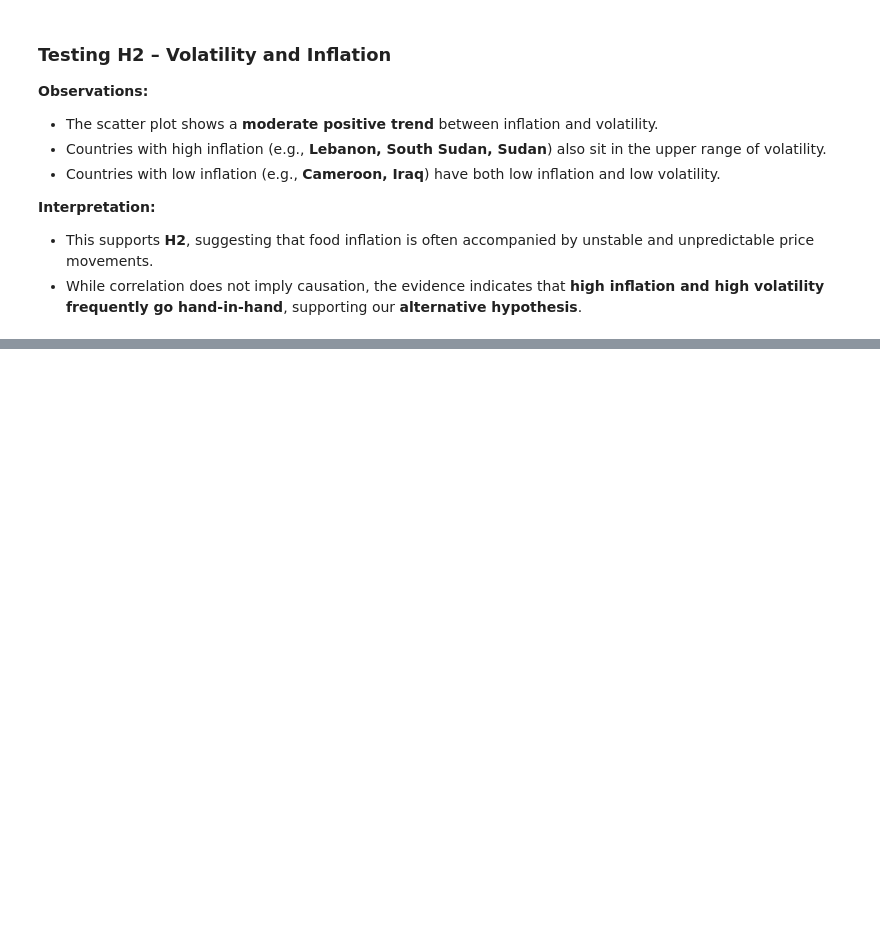
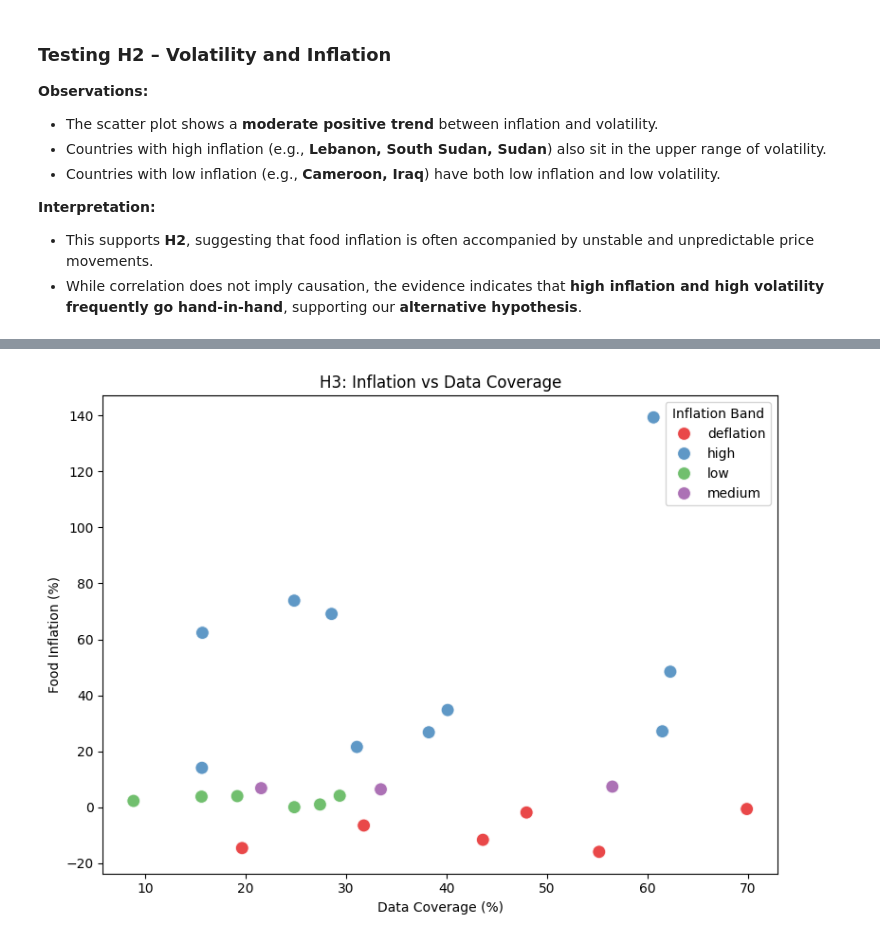
Before and after one commit to Richard-wv/food-price-inflation-analysis, a Jupyter notebook: jupyter_notebooks/exploratory_data_analysis.ipynb, the cells around one changed output, grey strips where cells are left out. Saved outputs shown, nothing was run; the diff lists cells and outputs as text; code cells hidden in the pictures; blank space fills up the shorter version.

Commit message:
Add H3 hypothesis testing to notebook and /images

```diff
--- a/jupyter_notebooks/exploratory_data_analysis.ipynb
+++ b/jupyter_notebooks/exploratory_data_analysis.ipynb
@@ -616,0 +625,21 @@ plt.show()
+# %%
+# Create a scatter plot for data coverage vs inflation
+plt.figure(figsize=(8,6))
+sns.scatterplot(
+    data=df,
+    x="data_coverage_food",
+    y="inflation",
+    hue="inflation_band",
+    palette="Set1",
+    alpha=0.8,
+    s=100
+)
+
+plt.title("H3: Inflation vs Data Coverage")
+plt.xlabel("Data Coverage (%)")
+plt.ylabel("Food Inflation (%)")
+plt.legend(title="Inflation Band")
+plt.tight_layout()
+plt.show()
+# %% [output]
+[figure, added]
```
Also changed, not shown: parts of 3 cells of this notebook, 1 other file.
